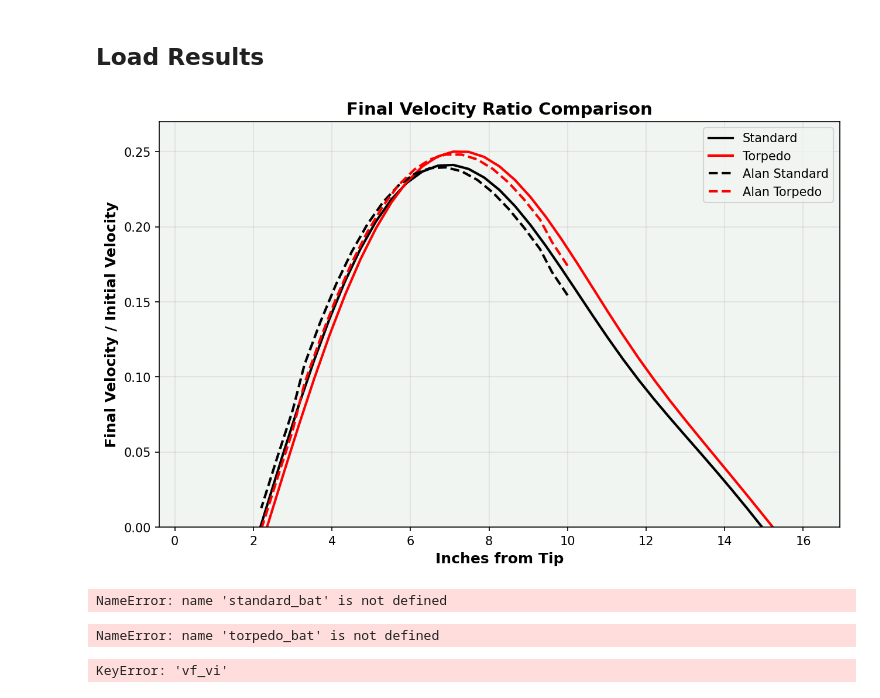
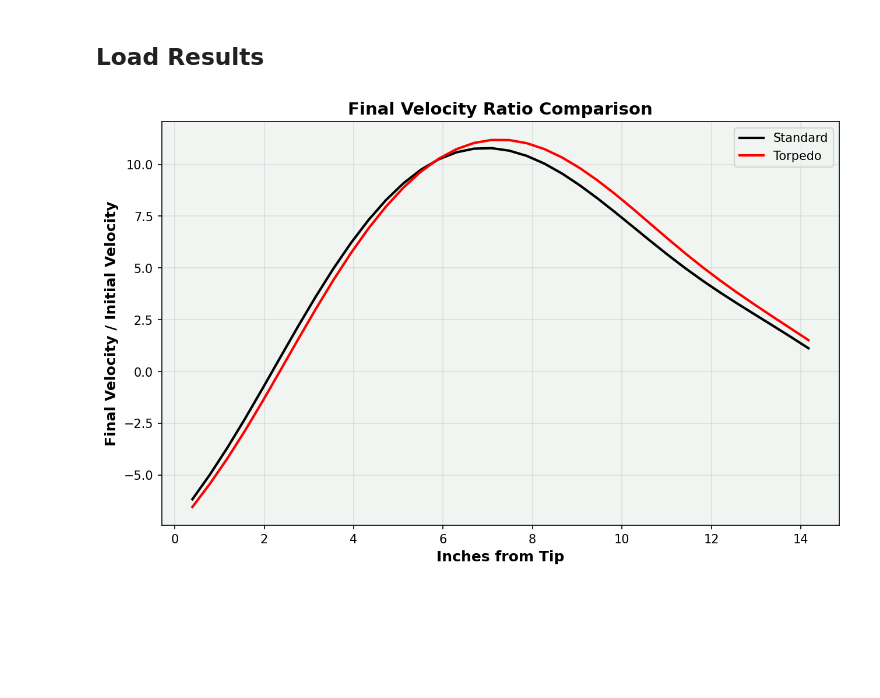
Before and after one commit to navawolfish/bat-ball-collision-model, a Jupyter notebook: SimulationAnalysis.ipynb, the cells around one changed output. Drawn from its saved outputs; the diff is of its cells as text; code cells hidden in the pictures; blank space fills up the shorter version.

```diff
--- a/SimulationAnalysis.ipynb
+++ b/SimulationAnalysis.ipynb
@@ -28,10 +27,3 @@ L = max(standard_df['idx']) * 1e-2 #convert from cm to m
-# %%
-standard_df['vf_vi'] = standard_df['vf'] / ball_params.initial_velocity
-torp_df['vf_vi'] = torp_df['vf'] / ball_params.initial_velocity
-standard_df['z'] = standard_df['idx'] * 1e-2 #convert to m
-standard_df['ztip'] =  m_to_inches(0.85- standard_df['z'])
-torp_df['z'] = torp_df['idx'] * 1e-2
-torp_df['ztip'] = m_to_inches(0.85- torp_df['z'])
 # %%
 #Alan results
 fname = 'data/bats/AdleyBats.csv'
@@ -42,18 +34,18 @@ alan_df.rename(columns={'vf/vi-1': 'standard', 'vf/vi-2': 'torp'}, inplace=True)
 alan_df['z'] = L - inches_to_m(alan_df['ztip'].values)
 # %%
-plt.plot(standard_df['ztip'], standard_df['vf_vi'], label='Standard', color = 'k')
-plt.plot(torp_df['ztip'], torp_df['vf_vi'], label='Torpedo', color ='r', linestyle = '-')
-plt.plot(alan_df['ztip'], alan_df['standard'], label='Alan Standard', color = 'k', linestyle = '--')
-plt.plot(alan_df['ztip'], alan_df['torp'], label='Alan Torpedo', color = 'r', linestyle = '--')
+plt.plot(standard_df['ztip'], standard_df['vf'], label='Standard', color = 'k')
+plt.plot(torp_df['ztip'], torp_df['vf'], label='Torpedo', color ='r', linestyle = '-')
+# plt.plot(alan_df['ztip'], alan_df['standard'], label='Alan Standard', color = 'k', linestyle = '--')
+# plt.plot(alan_df['ztip'], alan_df['torp'], label='Alan Torpedo', color = 'r', linestyle = '--')
 plt.xlabel('Inches from Tip')
 plt.ylabel('Final Velocity / Initial Velocity')
 plt.title('Final Velocity Ratio Comparison')
 plt.legend()
-plt.ylim(0, 0.27)
+# plt.ylim(0, 0.27)
 plt.savefig('midterm_report/plots/final_velocity_comparison.pdf')
 plt.show()
 # %% [output]
-[figure, old version]
+[figure, new version]
 # %%
 #load bat params
 standard_bat = bat_from_json(f'data/bats/AdleyOld.json')
@@ -61,21 +56,22 @@ torpedo_bat = bat_from_json(f'data/bats/AdleyNewMod2.json')
 # %%
-#rigid expectation - standard
+#rigid expectation - standard bat
 slice_vols = standard_bat.dz * np.pi * (standard_bat.radii)**2 # volume of each slice based on its geometry
 slice_masses = standard_bat.dz * standard_bat.rho * np.pi * (standard_bat.radii)**2 # mass of each slice based on its volume and density
 M = np.sum(slice_masses) # total mass of the bat by summing the masses of all slices
 
 z = standard_bat.zs[standard_df['idx']] # z coordinate of the impact location
+
+#center of mass and moment of inertia calculations
 zcm = np.sum(slice_masses * standard_bat.zs) / M
 Icm = np.sum(0.25*slice_masses * (standard_bat.radii)**2 + slice_masses * (standard_bat.zs - zcm)**2)
 
 #EQ 8 FROM PAPER
 inv_Meff = 1/M + (z - zcm) ** 2 / Icm
 Meff = 1 / inv_Meff
+r_standard = ball.mass / Meff #bat recoil factor
 
 #expected velo
-standard_df['rigid_exp'] = (ball_params.e0-ball_params.mass/Meff)/(1+ball_params.mass/Meff)
+standard_df['e_COR'] = standard_df['vf_vi'] * (1 + r_standard) + r_standard
-# %% [output]
-NameError: name 'standard_bat' is not defined
 # %%
 #rigid expectation - torpedo
 slice_vols = torpedo_bat.dz * np.pi * (torpedo_bat.radii)**2 # volume of each slice based on its geometry
@@ -89,20 +85,6 @@ Icm = np.sum(0.25*slice_masses * (torpedo_bat.radii)**2 + slice_masses * (torped
 #EQ 8 FROM PAPER
 inv_Meff = 1/M + (z - zcm) ** 2 / Icm
 Meff = 1 / inv_Meff
-
+r_torp = ball.mass / Meff #bat recoil factor
 #expected velo
-torp_df['rigid_exp'] = (ball_params.e0-ball_params.mass/Meff)/(1+ball_params.mass/Meff)
+torp_df['e_COR'] = torp_df['vf_vi'] * (1 + r_torp) + r_torp
-# %% [output]
-NameError: name 'torpedo_bat' is not defined
-# %%
-plt.plot(standard_df['idx'], standard_df['vf_vi'], label='Standard', marker = 'o')
-plt.plot(torp_df['idx'], torp_df['vf_vi'], label='Torpedo', marker = 's')
-plt.plot(standard_df['idx'], standard_df['rigid_exp'], label='Standard Rigid Exp', marker = 'o', linestyle='dashed', c = 'k')
-plt.plot(torp_df['idx'], torp_df['rigid_exp'], label='Torpedo Rigid Exp', marker = 's', linestyle='dashed', c = 'k')
-plt.xlabel('Index')
-plt.ylabel('Final Velocity / Initial Velocity')
-plt.title('Final Velocity Ratio Comparison')
-plt.legend()
-plt.show()
-# %% [output]
-KeyError: 'vf_vi'
```
Also changed, not shown: parts of 4 cells of this notebook, 24 other files.
